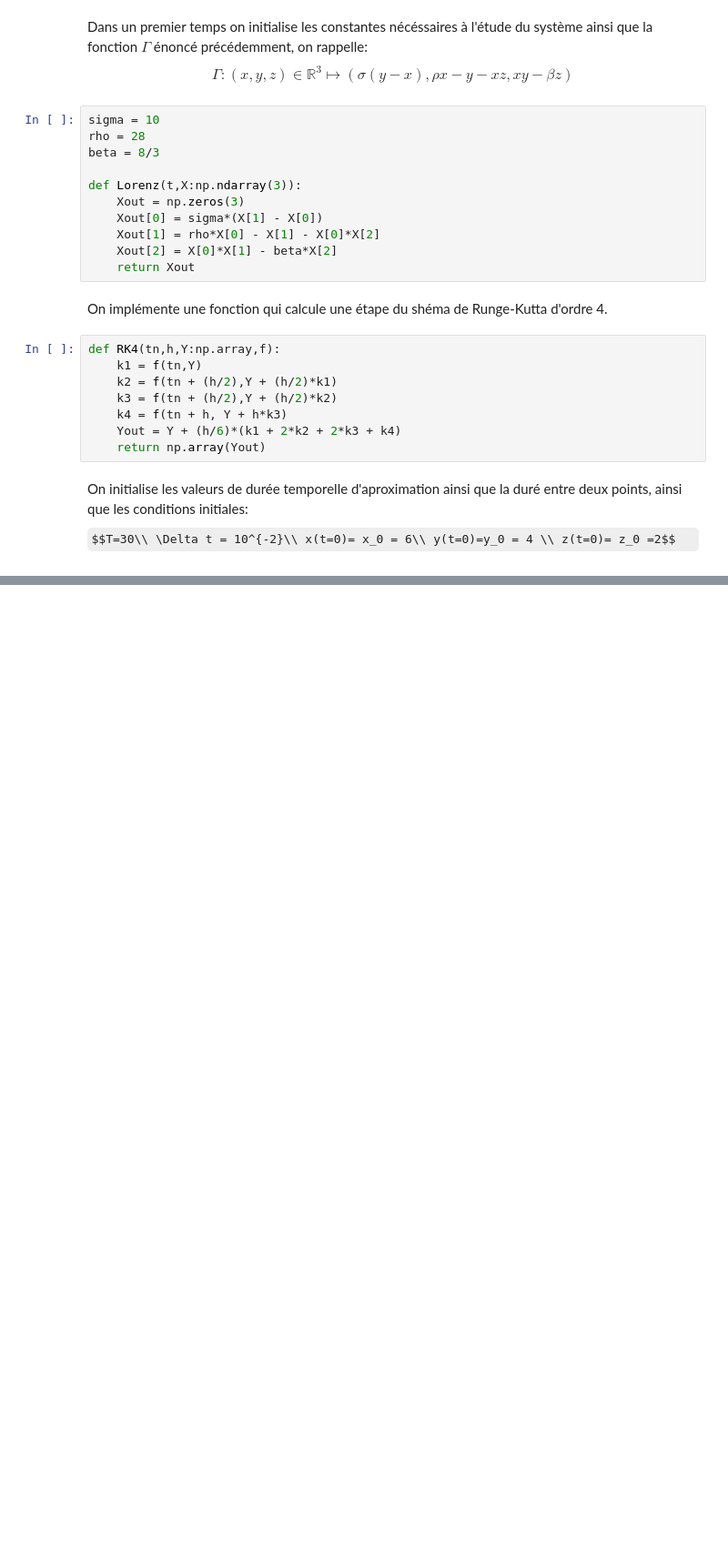
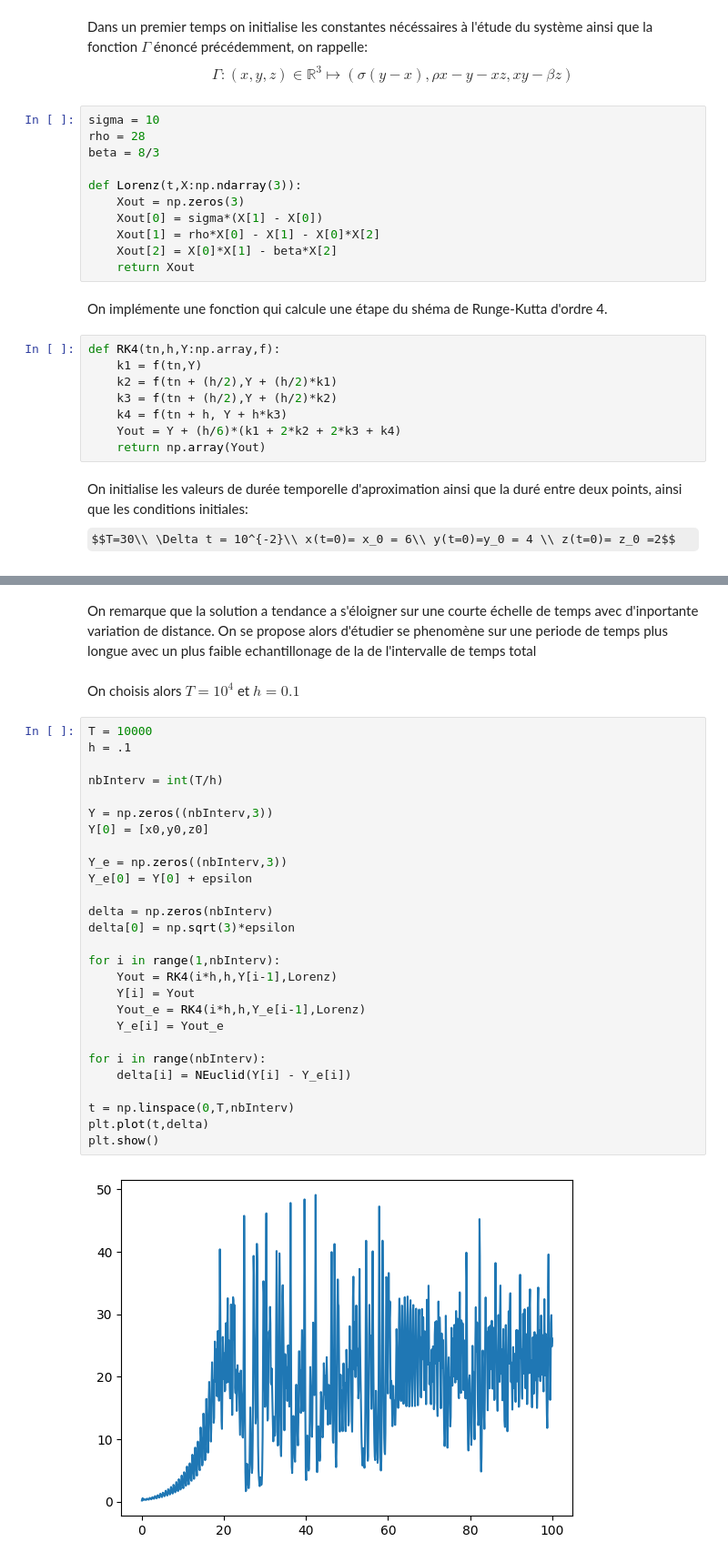
Before and after one commit to N3rida/Projet, a Jupyter notebook: Python/Graphes.ipynb, the cells around one changed output, grey strips where cells are left out. Shown: that part at 91% size. Drawn from its saved outputs; the diff is of its cells as text; some formulas as TeX source; blank space fills up the shorter version.

```diff
--- a/Python/Graphes.ipynb
+++ b/Python/Graphes.ipynb
@@ -63,0 +84,33 @@ for i in range(1,nbInterv):
+# %% [markdown]
+On remarque que la solution a tendance a s'éloigner sur une courte échelle de temps avec d'inportante variation de distance. On se propose alors d'étudier se phenomène sur une periode de temps plus longue avec un plus faible echantillonage de la de l'intervalle de temps total
+# %% [markdown]
+On choisis alors $T = 10^4$ et $h=0.1$
+# %%
+T = 10000
+h = .1
+
+nbInterv = int(T/h)
+
+Y = np.zeros((nbInterv,3))
+Y[0] = [x0,y0,z0]
+
+Y_e = np.zeros((nbInterv,3))
+Y_e[0] = Y[0] + epsilon
+
+delta = np.zeros(nbInterv)
+delta[0] = np.sqrt(3)*epsilon
+
+for i in range(1,nbInterv):
+    Yout = RK4(i*h,h,Y[i-1],Lorenz)
+    Y[i] = Yout
+    Yout_e = RK4(i*h,h,Y_e[i-1],Lorenz)
+    Y_e[i] = Yout_e
+
+for i in range(nbInterv):
+    delta[i] = NEuclid(Y[i] - Y_e[i])
+
+t = np.linspace(0,T,nbInterv)
+plt.plot(t,delta)
+plt.show()
+# %% [output]
+[figure, added]
```
Also changed, not shown: parts of 9 cells of this notebook, 4 other files.
